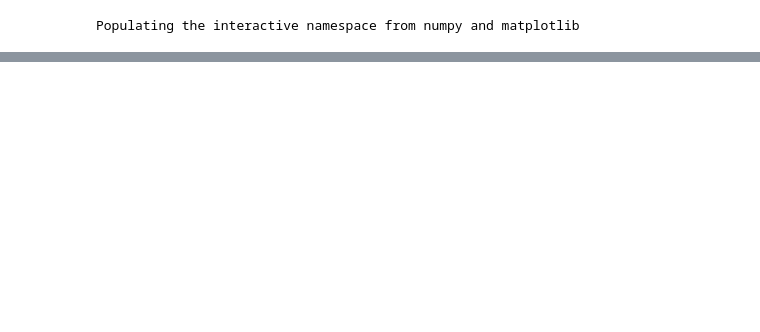
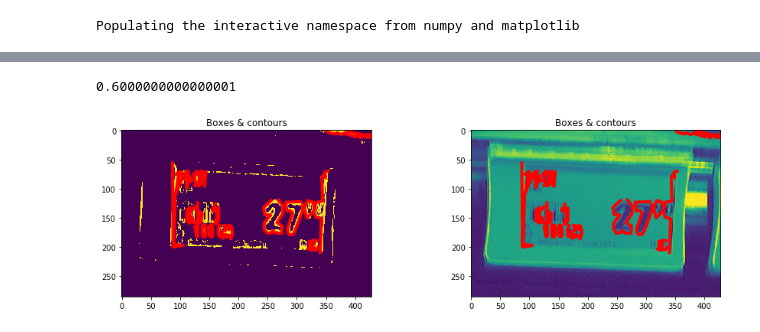
Before and after one commit to innovationgarage/price-tag-reader, a Jupyter notebook: spar-price-label.ipynb, the cells around one changed output, grey strips where cells are left out. Cells and saved outputs as stored; diff of their text form; code cells hidden in the pictures; blank space fills up the shorter version.

```diff
--- a/spar-price-label.ipynb
+++ b/spar-price-label.ipynb
@@ -78,0 +113,31 @@ for idx in (0, 1):
+# %%
+min(*image.shape) * 0.2
+# %% [output]
+0.6000000000000001
+# %%
+image = cv2.imread("haar_classifier/new_supermarket_photos/spar_results/ok/7.jpg")
+gray = cv2.cvtColor(image, cv2.COLOR_BGR2GRAY)
+    grad = cv2.threshold(grad, 40, 255, cv2.THRESH_BINARY)[1]
+borders, borderCnts = labelreader.imageBorders(grad)
+objgrad = labelreader.imageObjgrad(labelreader.imageGrads(labelreader.normalizeImage(gray, borders)), borders)
+cnts = labelreader.imageContours(objgrad)
+
+cnts = [cnt for cnt in cnts if
+        cv2.contourArea(cnt) > 100]
+
+cnts = [cv2.approxPolyDP(cnt,0.01*cv2.arcLength(cnt,True),True)
+        for cnt in cnts]
+
+def drawCountours(ax, cnts, **kw):
+    for c in cnts:
+        ax.plot(c[:,0,0], c[:,0,1], **kw)
+
+fig, axs = plt.subplots(1,2, figsize=(15,4))
+axs = axs.flatten()
+axs[0].imshow(objgrad); axs[0].set_title('Boxes & contours')
+axs[1].imshow(gray); axs[1].set_title('Boxes & contours')
+for idx in (0, 1):
+    drawCountours(axs[idx], cnts, color="red", linewidth=4.0)
+fig.show()
+# %% [output]
+[figure, added]
```
Also changed, not shown: parts of 11 cells of this notebook, 1 other file.
